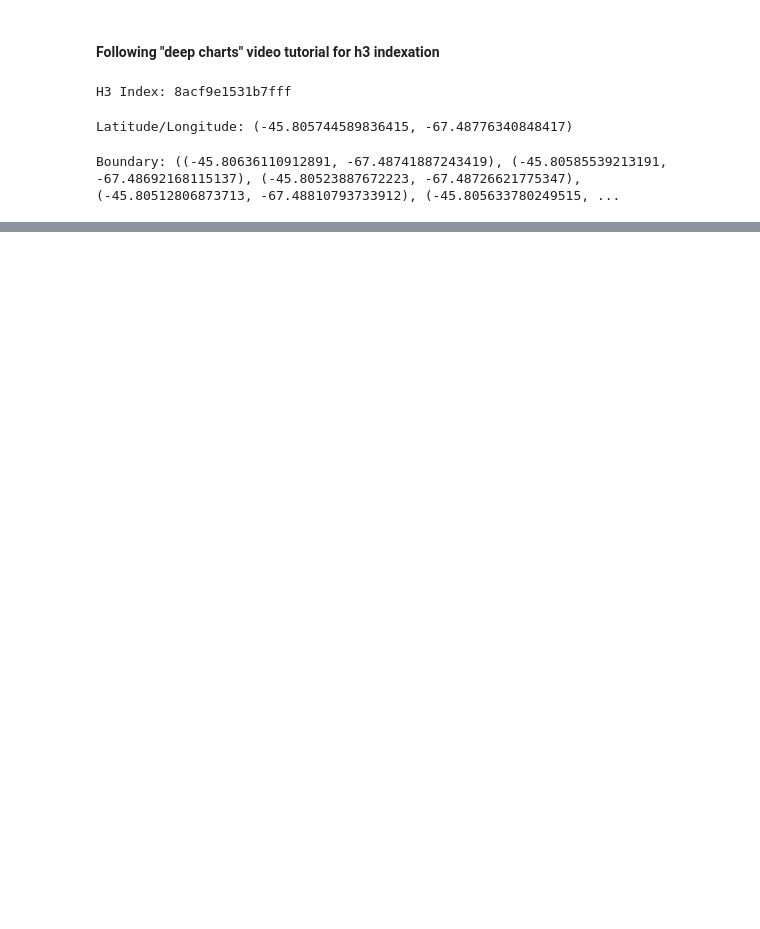
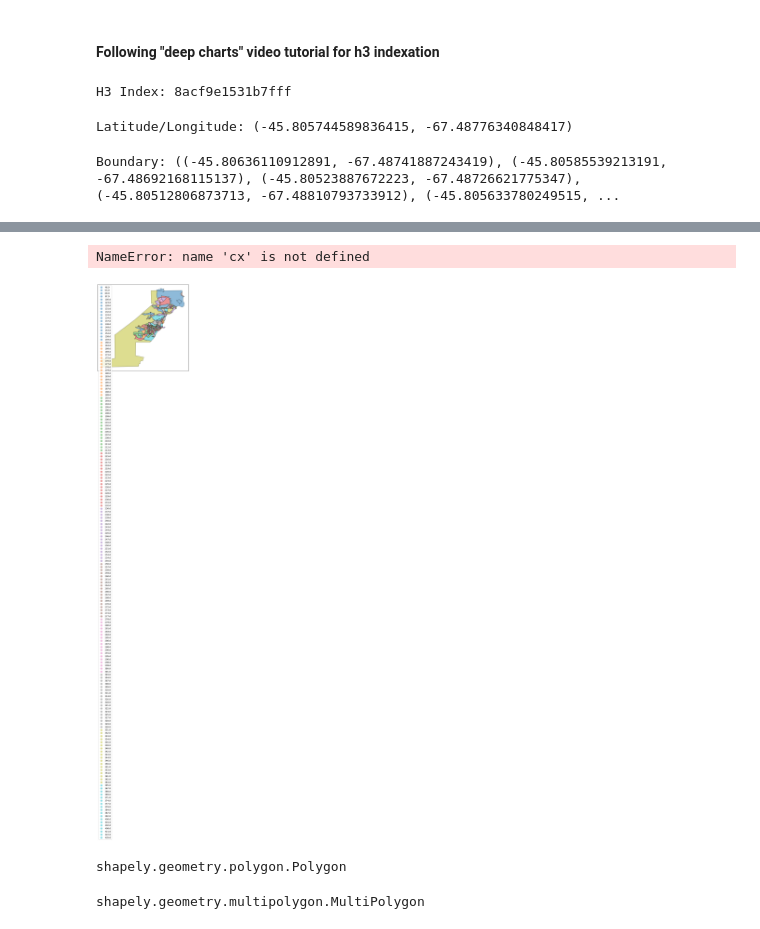
Before and after one commit to agstnrdz/geopandas, a Jupyter notebook: spatial-indexing.ipynb, the cells around one changed output, grey strips where cells are left out. Saved outputs shown, nothing was run; the diff lists cells and outputs as text; code cells hidden in the pictures; blank space fills up the shorter version.

Commit message:
spatial indexation updates

```diff
--- a/spatial-indexing.ipynb
+++ b/spatial-indexing.ipynb
@@ -99,4 +100,6 @@ def compute_h3_and_boundaries(row, resolution = 8):
 # %%
 # implement function and check the results
 
-radios[["H3_Index", "Boundaries"]] = radios.apply(compute_h3_and_boundaries, axis = 1)
+## radios[["H3_Index", "Boundaries"]] = radios.apply(compute_h3_and_boundaries, axis = 1)
+
+# (no funciona el código)
@@ -118,0 +111,18 @@ Datum: World Geodetic System 1984 ensemble
+# %%
+plot_df(radios, column = "viv2022")
+# %% [output]
+NameError: name 'cx' is not defined
+[figure, added]
+# %%
+# seleccionar el geodataframe
+
+geo = radios.geometry[0]
+type(geo)
+# %% [output]
+shapely.geometry.polygon.Polygon
+# %%
+# activar la función de la librería de shapely
+
+shapely.geometry.multipolygon.MultiPolygon
+# %% [output]
+shapely.geometry.multipolygon.MultiPolygon
```
Also changed, not shown: parts of 15 cells of this notebook.
